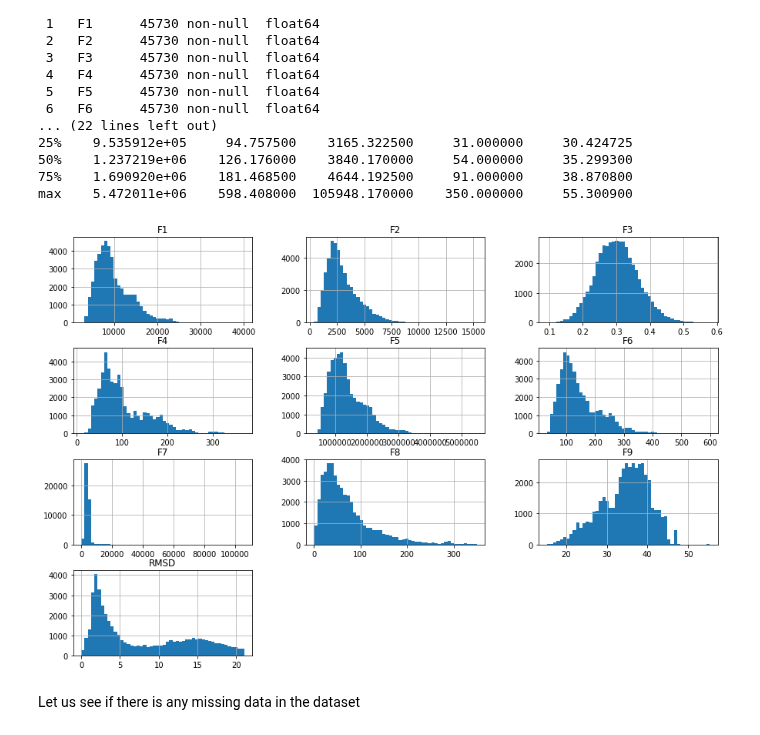
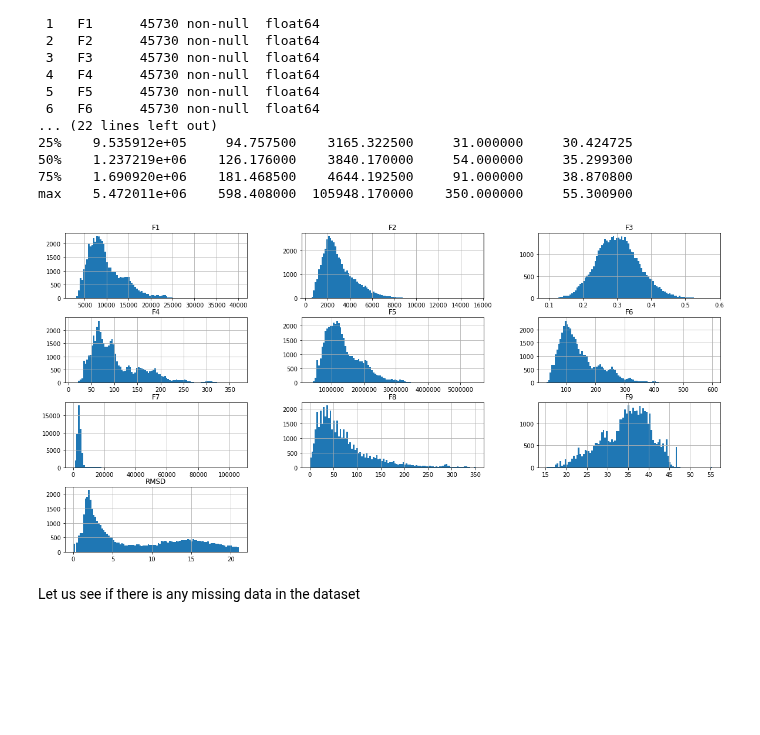
Before and after one commit to aniket-ak/Machine-Learning-CASP-Dataset, a Jupyter notebook: CASP_Exploring_Design_Space.ipynb, the cells around one changed output. Saved outputs shown, nothing was run; the diff lists cells and outputs as text; code cells hidden in the pictures; blank space fills up the shorter version.

```diff
--- a/CASP_Exploring_Design_Space.ipynb
+++ b/CASP_Exploring_Design_Space.ipynb
@@ -47,9 +47,9 @@ Data columns (total 10 columns):
 75%    1.690920e+06    181.468500    4644.192500     91.000000     38.870800
 max    5.472011e+06    598.408000  105948.170000    350.000000     55.300900
 # %%
-casp.hist(bins=50, figsize=(15,10));
+casp.hist(bins=100, figsize=(20,10));
 # %% [output]
-[figure, old version]
+[figure, new version]
 # %% [markdown]
 Let us see if there is any missing data in the dataset
 # %%
```
Also changed, not shown: parts of 21 cells of this notebook, 1 other file.
